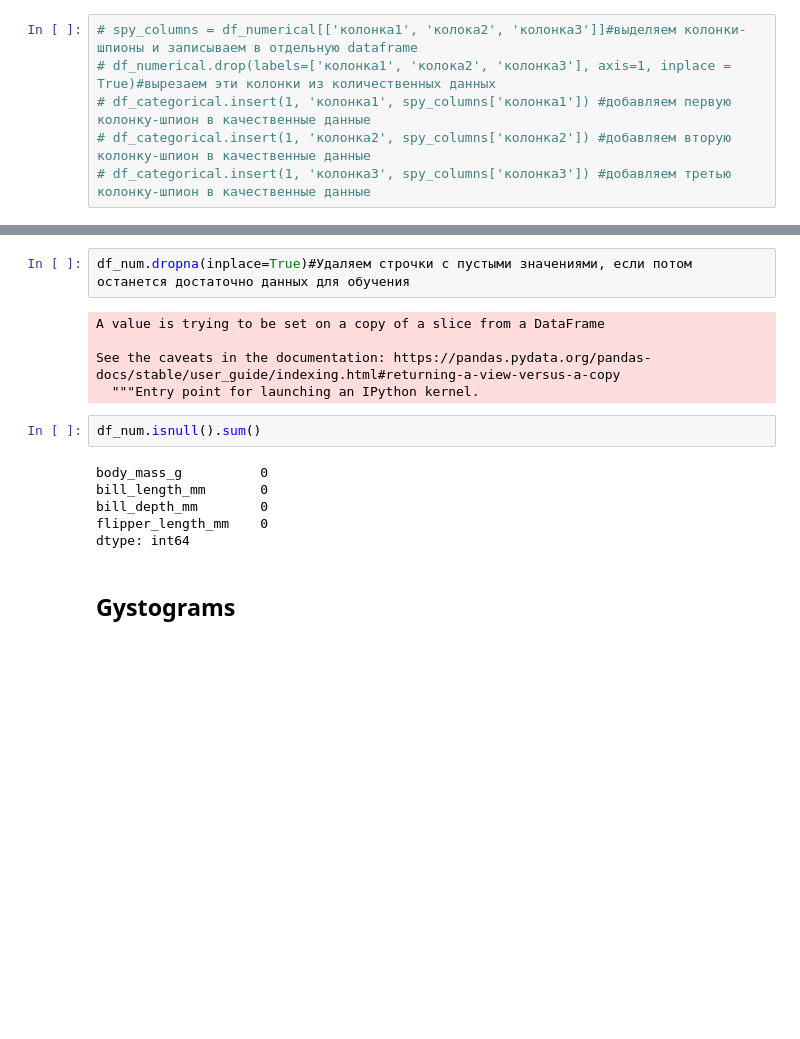
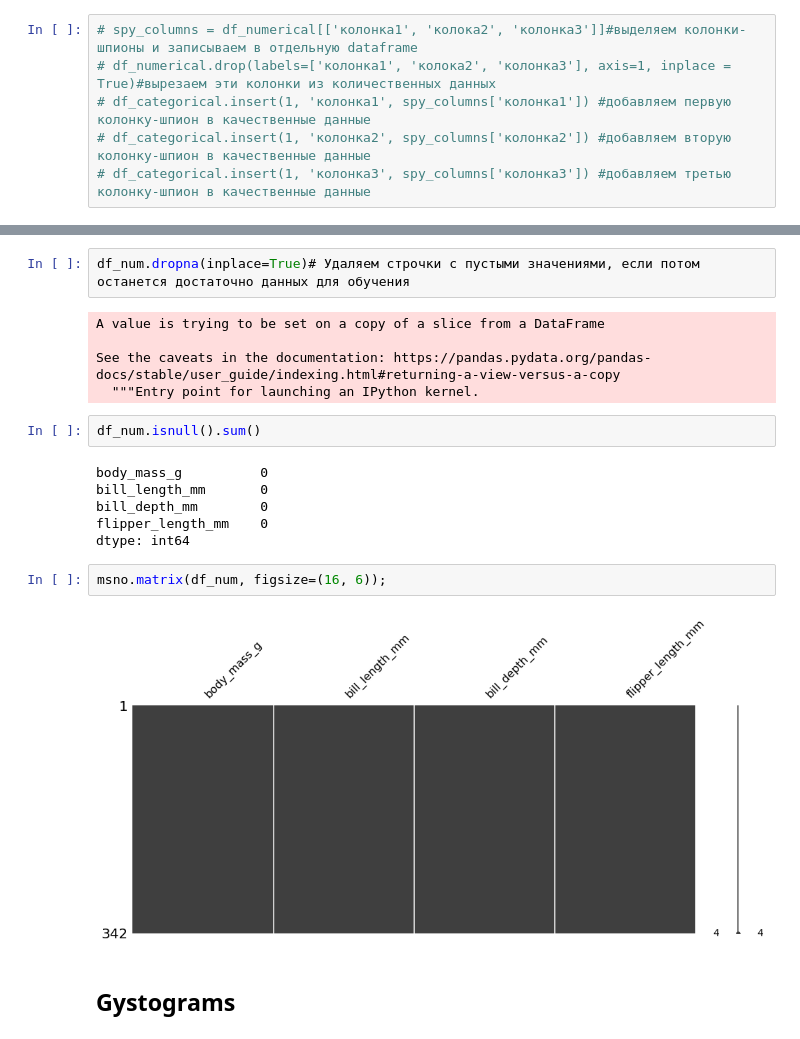
Before and after one commit to catharzis/penguins, a Jupyter notebook: Penguins.ipynb, the cells around one changed output, grey strips where cells are left out. Drawn from its saved outputs; the diff is of its cells as text; blank space fills up the shorter version.

```diff
--- a/Penguins.ipynb
+++ b/Penguins.ipynb
@@ -257,5 +240,5 @@ dtype: int64
 # %%
-df_num.dropna(inplace=True)#Удаляем строчки с пустыми значениями, если потом останется достаточно данных для обучения
+df_num.dropna(inplace=True)# Удаляем строчки с пустыми значениями, если потом останется достаточно данных для обучения
 # %% [output]
 A value is trying to be set on a copy of a slice from a DataFrame
 
@@ -269,6 +252,10 @@ bill_length_mm       0
 bill_depth_mm        0
 flipper_length_mm    0
 dtype: int64
+# %%
+msno.matrix(df_num, figsize=(16, 6));
+# %% [output]
+[figure, added]
 # %% [markdown]
 ## Gystograms
 # %%
```
Also changed, not shown: parts of 145 cells of this notebook.
